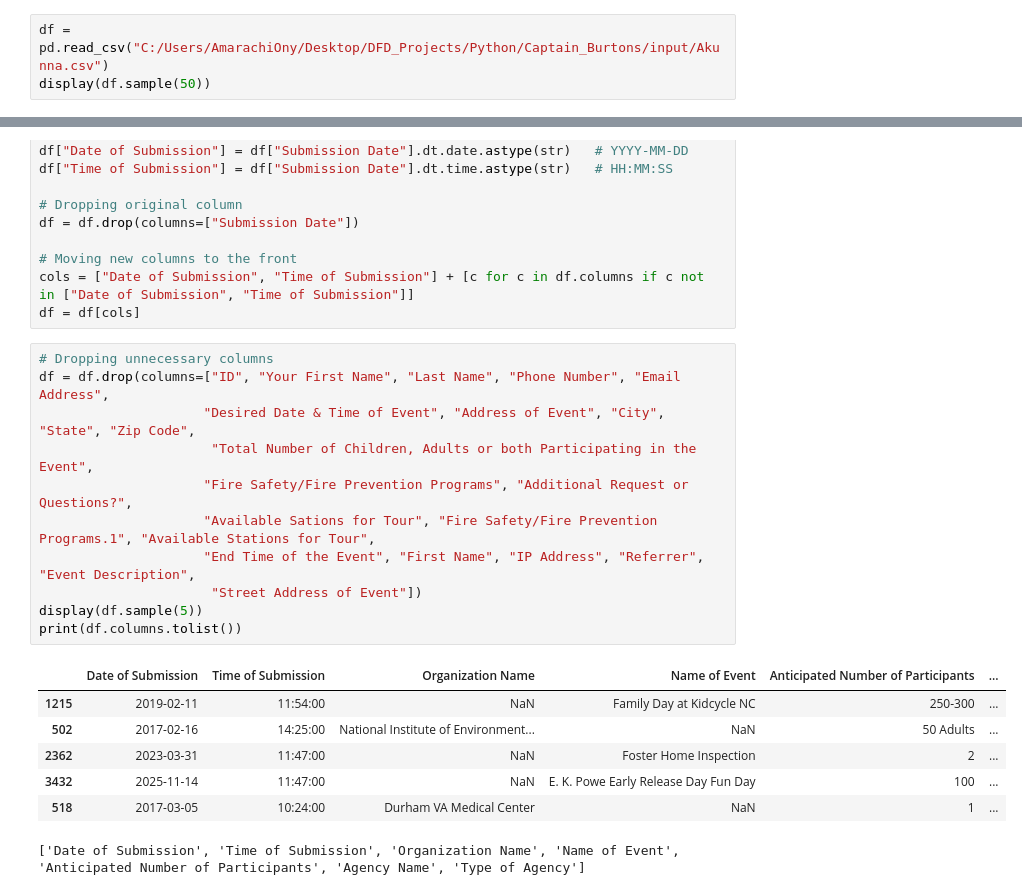
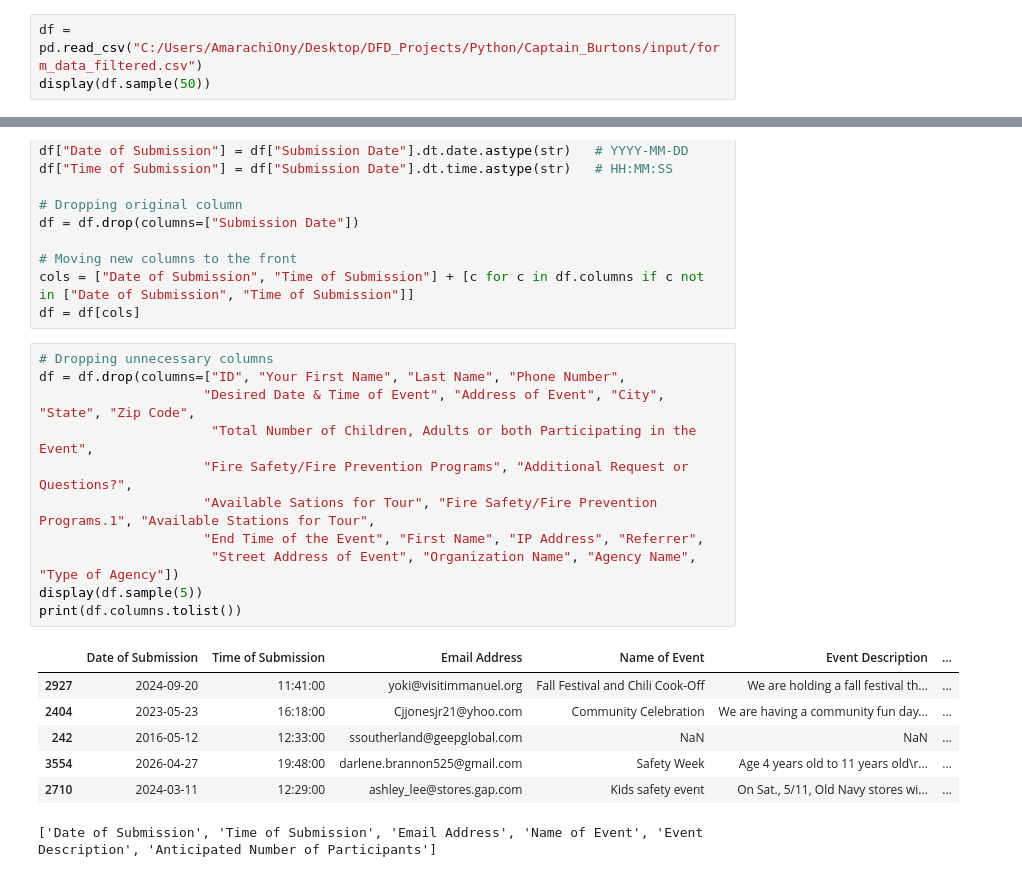
Before and after one commit to akunna1/Fire-Education-Form-Submission-Data-Cleaning, a Jupyter notebook: Data_Cleaning.ipynb, the cells around one changed output, grey strips where cells are left out. Cells and saved outputs as stored; diff of their text form.

```diff
--- a/Data_Cleaning.ipynb
+++ b/Data_Cleaning.ipynb
@@ -7,7 +7,7 @@ import numpy as np
 import os
 import re
 # %%
-df = pd.read_csv("C:/Users/AmarachiOny/Desktop/DFD_Projects/Python/Captain_Burtons/input/Akunna.csv")
+df = pd.read_csv("C:/Users/AmarachiOny/Desktop/DFD_Projects/Python/Captain_Burtons/input/form_data_filtered.csv")
 display(df.sample(50))
 # %% [output]
 |  | ID | Submission Date | Organization Name | Your First Name | Last Name | Phone Number | Email Address | ... |
@@ -50,20 +50,20 @@ cols = ["Date of Submission", "Time of Submission"] + [c for c in df.columns if
 df = df[cols]
 # %%
 # Dropping unnecessary columns
-df = df.drop(columns=["ID", "Your First Name", "Last Name", "Phone Number", "Email Address",
+df = df.drop(columns=["ID", "Your First Name", "Last Name", "Phone Number",
                      "Desired Date & Time of Event", "Address of Event", "City", "State", "Zip Code",
                       "Total Number of Children, Adults or both Participating in the Event",
                      "Fire Safety/Fire Prevention Programs", "Additional Request or Questions?",
                      "Available Sations for Tour", "Fire Safety/Fire Prevention Programs.1", "Available Stations for Tour",
-                     "End Time of the Event", "First Name", "IP Address", "Referrer", "Event Description",
-                      "Street Address of Event"])
+                     "End Time of the Event", "First Name", "IP Address", "Referrer",
+                      "Street Address of Event", "Organization Name", "Agency Name", "Type of Agency"])
 display(df.sample(5))
 print(df.columns.tolist())
 # %% [output]
-|  | Date of Submission | Time of Submission | Organization Name | Name of Event | Anticipated Number of Participants | ... |
-| 1215 | 2019-02-11 | 11:54:00 | NaN | Family Day at Kidcycle NC | 250-300 | ... |
-| 502 | 2017-02-16 | 14:25:00 | National Institute of Environment... | NaN | 50 Adults | ... |
-| 2362 | 2023-03-31 | 11:47:00 | NaN | Foster Home Inspection | 2 | ... |
-| 3432 | 2025-11-14 | 11:47:00 | NaN | E. K. Powe Early Release Day Fun Day | 100 | ... |
-| 518 | 2017-03-05 | 10:24:00 | Durham VA Medical Center | NaN | 1 | ... |
+|  | Date of Submission | Time of Submission | Email Address | Name of Event | Event Description | ... |
+| 2927 | 2024-09-20 | 11:41:00 | yoki@visitimmanuel.org | Fall Festival and Chili Cook-Off | We are holding a fall festival th... | ... |
+| 2404 | 2023-05-23 | 16:18:00 | Cjjonesjr21@yhoo.com | Community Celebration | We are having a community fun day... | ... |
+| 242 | 2016-05-12 | 12:33:00 | ssoutherland@geepglobal.com | NaN | NaN | ... |
+| 3554 | 2026-04-27 | 19:48:00 | darlene.brannon525@gmail.com | Safety Week | Age 4 years old to 11 years old\r... | ... |
+| 2710 | 2024-03-11 | 12:29:00 | ashley_lee@stores.gap.com | Kids safety event | On Sat., 5/11, Old Navy stores wi... | ... |
-['Date of Submission', 'Time of Submission', 'Organization Name', 'Name of Event', 'Anticipated Number of Participants', 'Agency Name', 'Type of Agency']
+['Date of Submission', 'Time of Submission', 'Email Address', 'Name of Event', 'Event Description', 'Anticipated Number of Participants']
```
Also changed, not shown: parts of 13 cells of this notebook.
